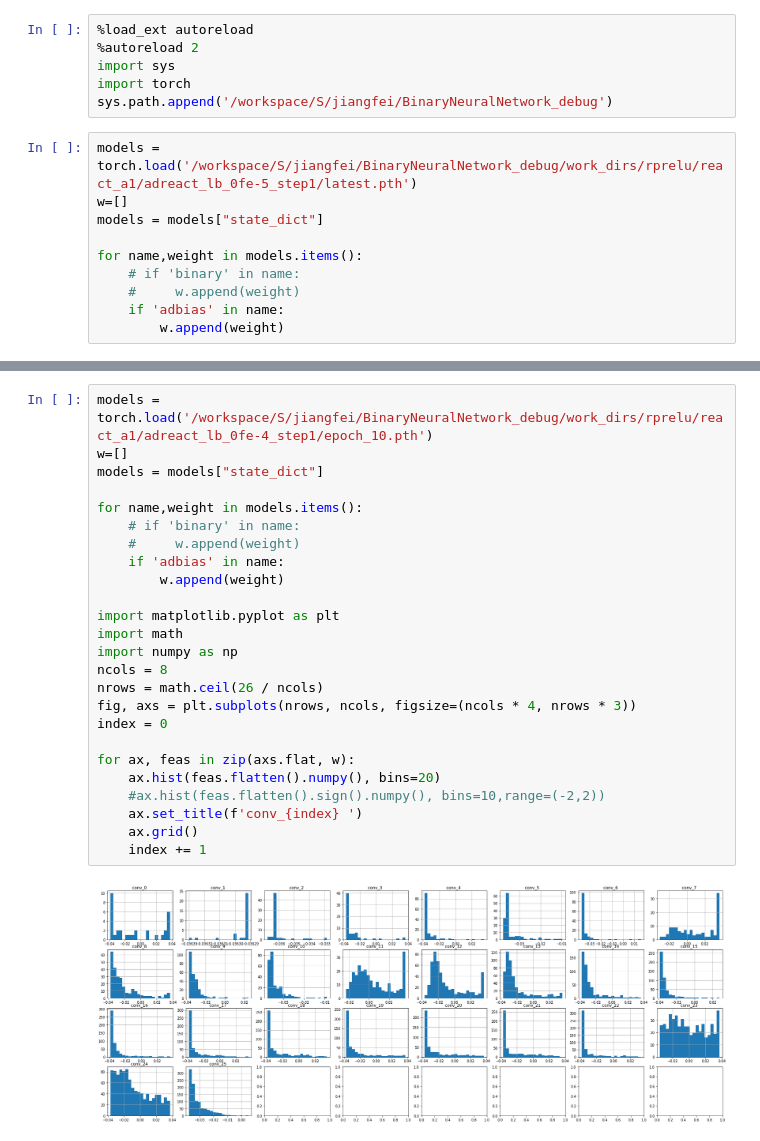
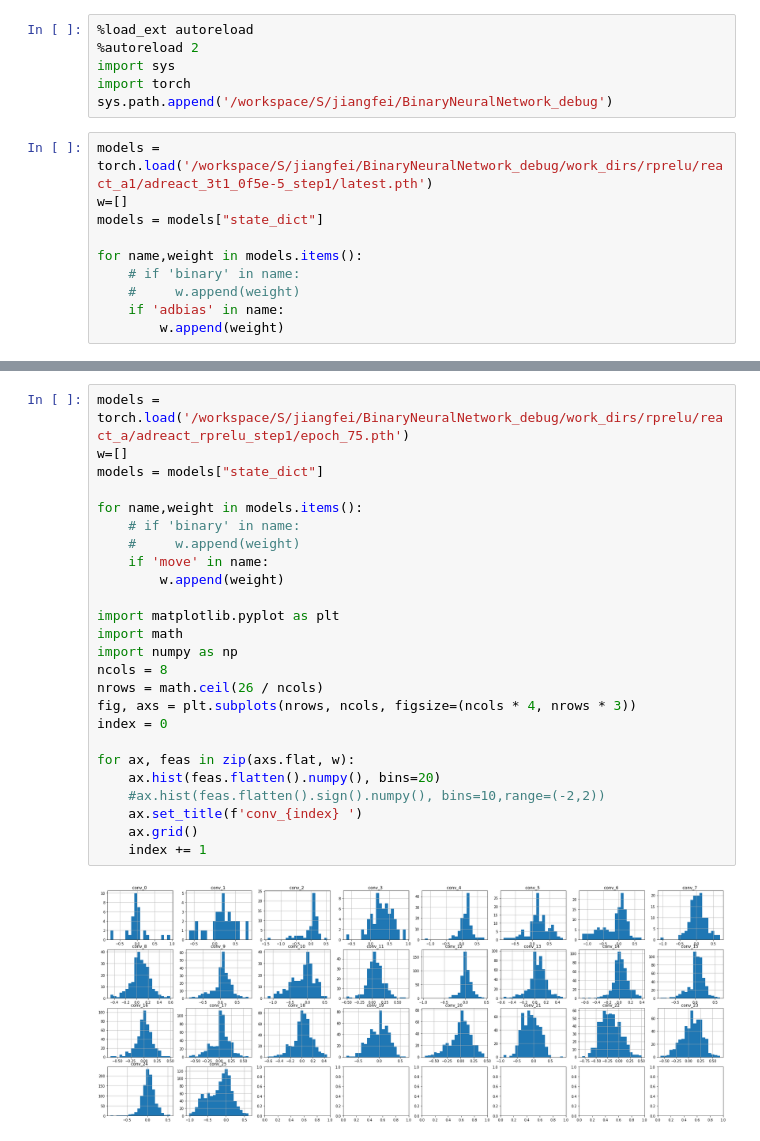
Before and after one commit to lucifer443/BinaryNeuralNetwork, a Jupyter notebook: tools/plot/bias_figure/weight.ipynb, the cells around one changed output, grey strips where cells are left out. Saved outputs shown, nothing was run; the diff lists cells and outputs as text.

```diff
--- a/tools/plot/bias_figure/weight.ipynb
+++ b/tools/plot/bias_figure/weight.ipynb
@@ -5,7 +5,7 @@ import sys
 import torch
 sys.path.append('/workspace/S/jiangfei/BinaryNeuralNetwork_debug')
 # %%
-models = torch.load('/workspace/S/jiangfei/BinaryNeuralNetwork_debug/work_dirs/rprelu/react_a1/adreact_lb_0fe-5_step1/latest.pth')
+models = torch.load('/workspace/S/jiangfei/BinaryNeuralNetwork_debug/work_dirs/rprelu/react_a1/adreact_3t1_0f5e-5_step1/latest.pth')
 w=[]
 models = models["state_dict"]
 
@@ -34,27 +34,27 @@ for ax, feas in zip(axs.flat, w):
 # %%
-models = torch.load('/workspace/S/jiangfei/BinaryNeuralNetwork_debug/work_dirs/rprelu/react_a1/adreact_lb_0fe-4_step1/epoch_10.pth')
+models = torch.load('/workspace/S/jiangfei/BinaryNeuralNetwork_debug/work_dirs/rprelu/react_a/adreact_rprelu_step1/epoch_75.pth')
 w=[]
 models = models["state_dict"]
 
 for name,weight in models.items():
     # if 'binary' in name:
     #     w.append(weight)
-    if 'adbias' in name:
+    if 'move' in name:
         w.append(weight)
 
 import matplotlib.pyplot as plt
 import math
 import numpy as np
 ncols = 8
 nrows = math.ceil(26 / ncols)
 fig, axs = plt.subplots(nrows, ncols, figsize=(ncols * 4, nrows * 3))
 index = 0
 
 for ax, feas in zip(axs.flat, w):
     ax.hist(feas.flatten().numpy(), bins=20)
     #ax.hist(feas.flatten().sign().numpy(), bins=10,range=(-2,2))
     ax.set_title(f'conv_{index} ')
     ax.grid()
     index += 1
 # %% [output]
-[figure, old version]
+[figure, new version]
```
Also changed, not shown: parts of 1 cell of this notebook, 3 other files.
